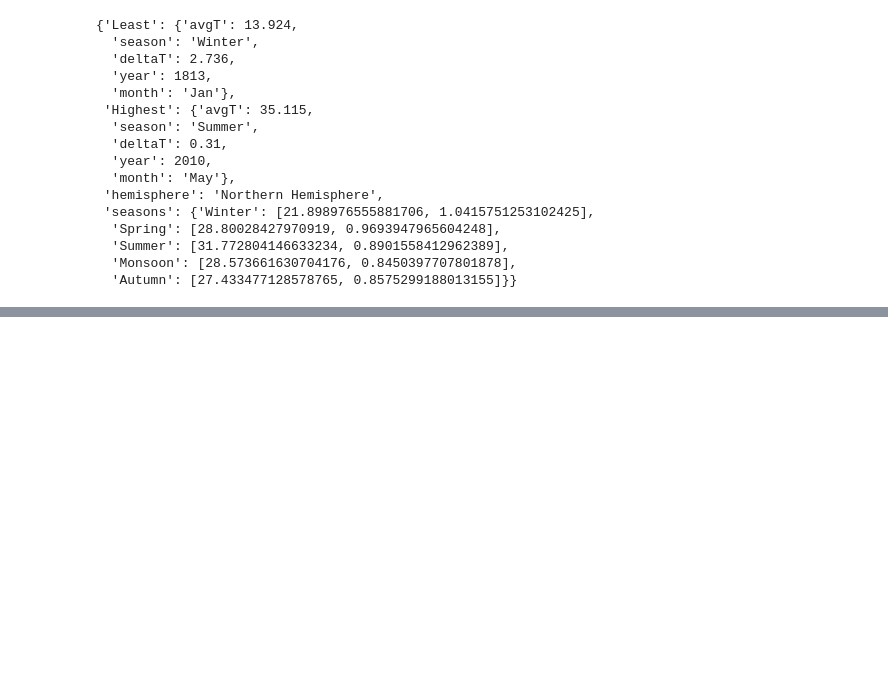
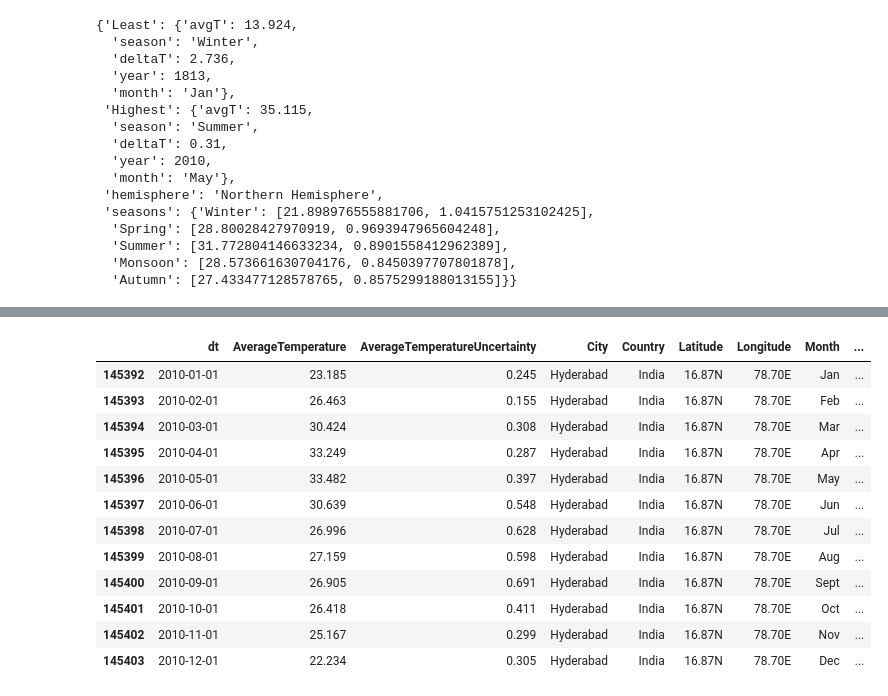
Before and after one commit to r0han99/deltaT-prophet, a Jupyter notebook: EDA+FeatureEngineering.ipynb, the cells around one changed output, grey strips where cells are left out. Saved outputs shown, nothing was run; the diff lists cells and outputs as text; code cells hidden in the pictures; blank space fills up the shorter version.

```diff
--- a/EDA+FeatureEngineering.ipynb
+++ b/EDA+FeatureEngineering.ipynb
@@ -1186,0 +1070,2 @@ fig.show()
+# %%
+temp = dmajcity[dmajcity['City']== 'Hyderabad']
@@ -1186,0 +1088,16 @@ fig.show()
+# %%
+temp[temp['Year']==2010]
+# %% [output]
+|  | dt | AverageTemperature | AverageTemperatureUncertainty | City | Country | Latitude | Longitude | Month | ... |
+| 145392 | 2010-01-01 | 23.185 | 0.245 | Hyderabad | India | 16.87N | 78.70E | Jan | ... |
+| 145393 | 2010-02-01 | 26.463 | 0.155 | Hyderabad | India | 16.87N | 78.70E | Feb | ... |
+| 145394 | 2010-03-01 | 30.424 | 0.308 | Hyderabad | India | 16.87N | 78.70E | Mar | ... |
+| 145395 | 2010-04-01 | 33.249 | 0.287 | Hyderabad | India | 16.87N | 78.70E | Apr | ... |
+| 145396 | 2010-05-01 | 33.482 | 0.397 | Hyderabad | India | 16.87N | 78.70E | May | ... |
+| 145397 | 2010-06-01 | 30.639 | 0.548 | Hyderabad | India | 16.87N | 78.70E | Jun | ... |
+| 145398 | 2010-07-01 | 26.996 | 0.628 | Hyderabad | India | 16.87N | 78.70E | Jul | ... |
+| 145399 | 2010-08-01 | 27.159 | 0.598 | Hyderabad | India | 16.87N | 78.70E | Aug | ... |
+| 145400 | 2010-09-01 | 26.905 | 0.691 | Hyderabad | India | 16.87N | 78.70E | Sept | ... |
+| 145401 | 2010-10-01 | 26.418 | 0.411 | Hyderabad | India | 16.87N | 78.70E | Oct | ... |
+| 145402 | 2010-11-01 | 25.167 | 0.299 | Hyderabad | India | 16.87N | 78.70E | Nov | ... |
+| 145403 | 2010-12-01 | 22.234 | 0.305 | Hyderabad | India | 16.87N | 78.70E | Dec | ... |
```
Also changed, not shown: parts of 29 cells of this notebook, 8 other files.
